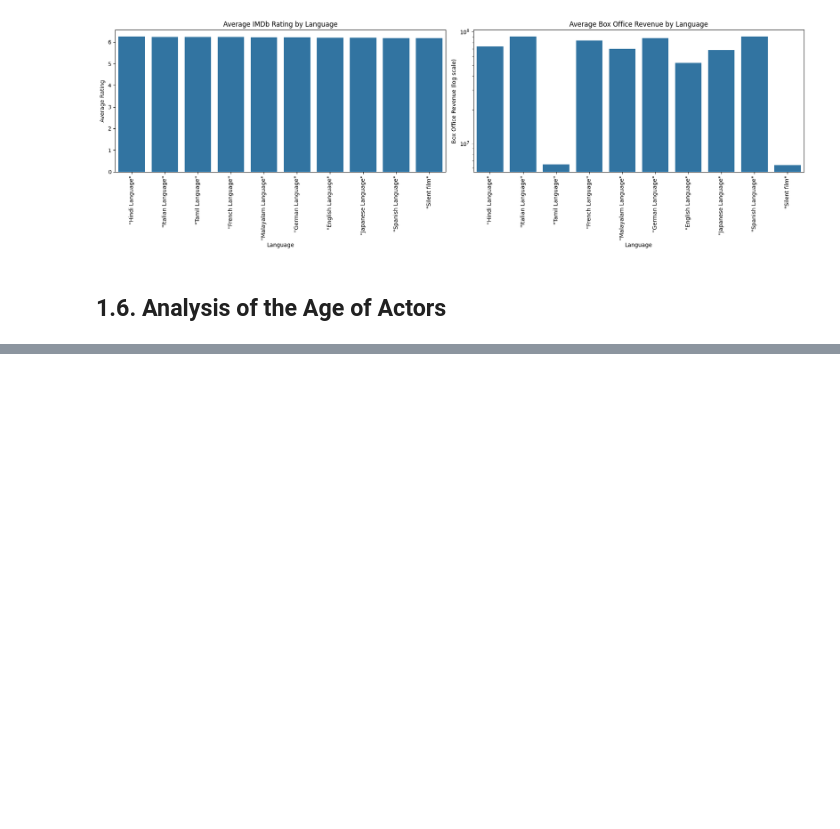
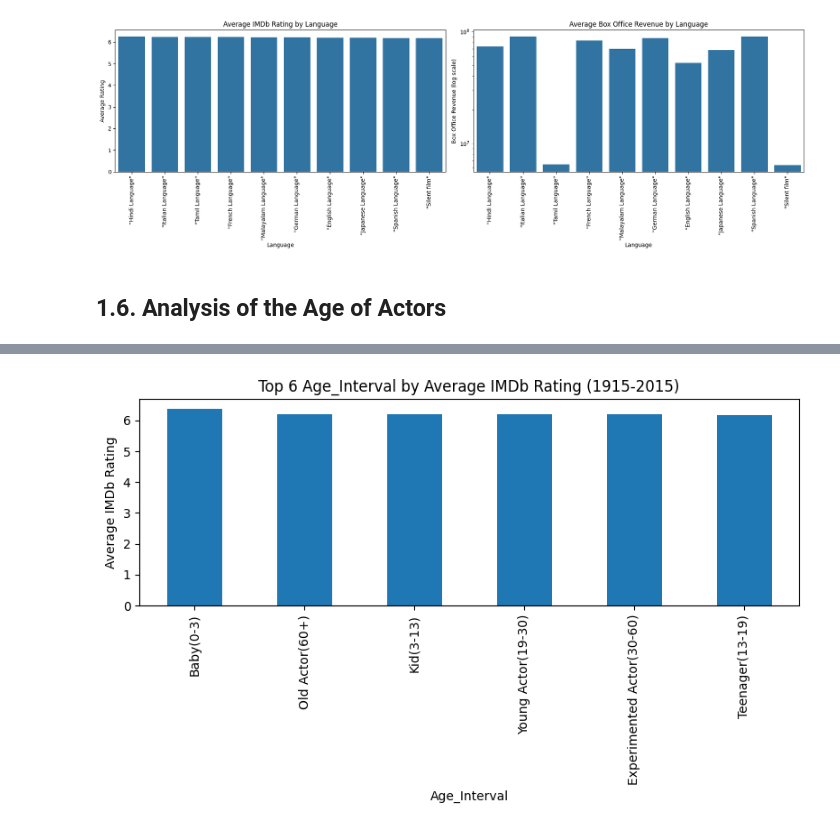
Before and after one commit to epfl-ada/ada-2024-project-melyn, a Jupyter notebook: results.ipynb, the cells around one changed output, grey strips where cells are left out. Cells and saved outputs as stored; diff of their text form; code cells hidden in the pictures; blank space fills up the shorter version.

```diff
--- a/results.ipynb
+++ b/results.ipynb
@@ -380,0 +400,4 @@ plt.show()
+# %%
+ax = top_n_average_rating('Age_Interval',cd_age,n=6)
+# %% [output]
+[figure, added]
```
Also changed, not shown: parts of 15 cells of this notebook, 1 other file.
